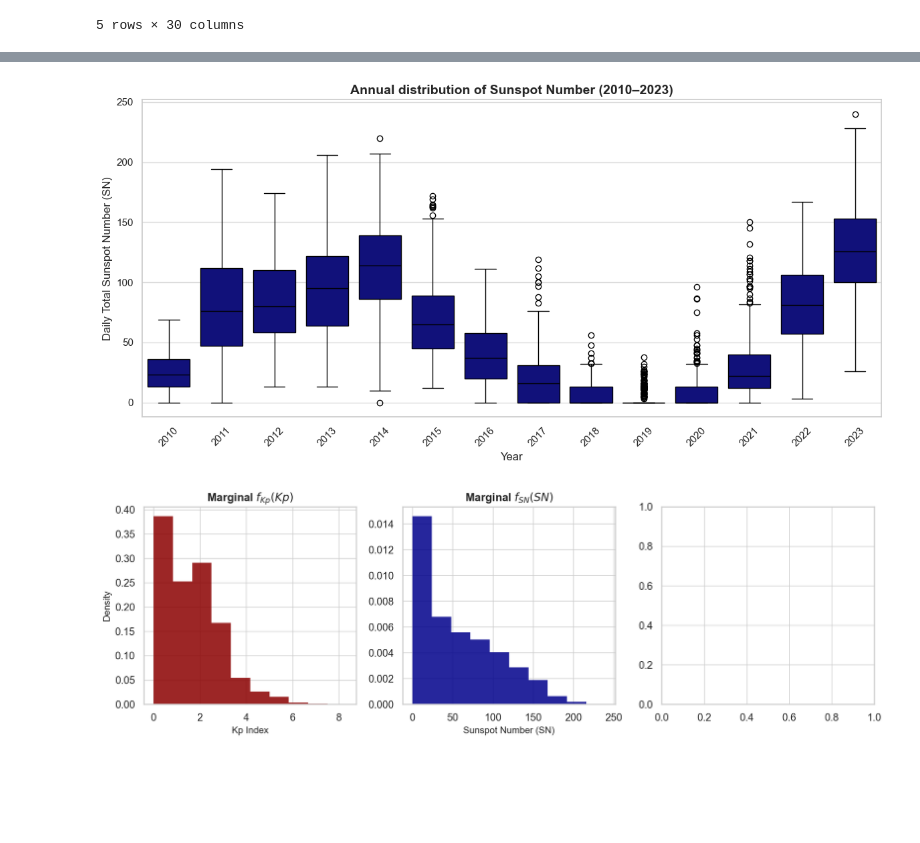
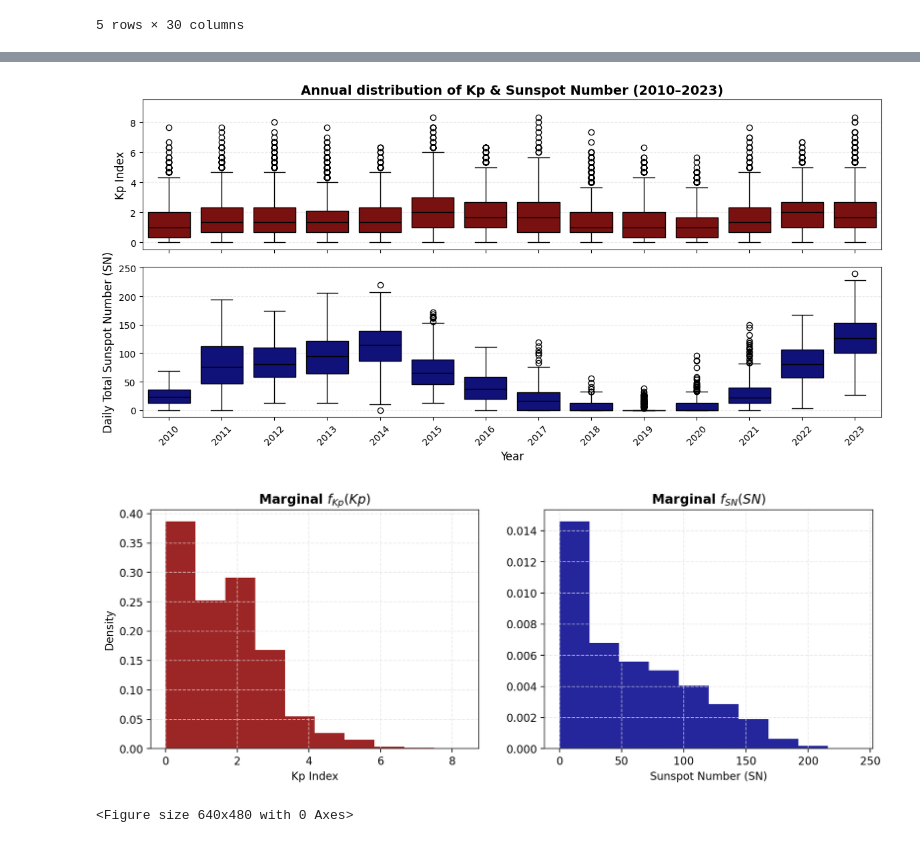
Before and after one commit to quispedavid987/kp_project, a Jupyter notebook: kp_index_stat.ipynb, the cells around one changed output, grey strips where cells are left out. Saved outputs shown, nothing was run; the diff lists cells and outputs as text; code cells hidden in the pictures; blank space fills up the shorter version.

```diff
--- a/kp_index_stat.ipynb
+++ b/kp_index_stat.ipynb
@@ -244,12 +133,27 @@ plt.show()
 # %%
-plt.figure(figsize=(12, 6))
-sns.boxplot(data=df_sn, x="year", y="daily_total_sn", color = 'darkblue', linecolor = 'black')
+fig, axs = plt.subplots(nrows=2, figsize=(12, 6), sharex=True)
 
-plt.title("Annual distribution of Sunspot Number (2010–2023)", fontsize=14, fontweight="bold")
-plt.xlabel("Year", fontsize=12)
-plt.ylabel("Daily Total Sunspot Number (SN)", fontsize=12)
+ax = axs[0]
+
+# Boxplot per year
+df_kp['year'] = df_kp['datetime'].dt.year
+
+sns.boxplot(data=df_kp, x="year", y="Kp", color = 'darkred', linecolor = 'black', ax=ax)
+
+ax.set_title("Annual distribution of Kp & Sunspot Number (2010–2023)", fontsize=14, fontweight="bold")
+ax.set_xlabel("Year", fontsize=12)
+ax.set_ylabel("Kp Index", fontsize=12)
+ax.set_ylim(-0.5, 9.5)
+# plt.xticks(rotation=45)
+
+ax = axs[1]
+sns.boxplot(data=df_sn, x="year", y="daily_total_sn", color = 'darkblue', linecolor = 'black', ax=ax)
+ax.set_xlabel("Year", fontsize=12)
+ax.set_ylabel("Daily Total Sunspot Number (SN)", fontsize=12)
 #plt.ylim(-0.5, 9.5)
 plt.xticks(rotation=45)
 plt.tight_layout()
+
+plt.show()
 # %% [output]
-[figure, old version]
+[figure, new version]
@@ -256,18 +163,22 @@ plt.tight_layout()
 # %%
-fig, axs = plt.subplots(1, 3, figsize=(12, 4), dpi = 200)
+fig, axs = plt.subplots(1, 2, figsize=(12, 4), dpi = 200)
 
 axs[0].hist(df_kp["Kp"], bins = 10, color = 'darkred', density = True, edgecolor = 'none', alpha = 0.85)
 axs[0].set_title(r"Marginal $f_{Kp}(Kp)$", fontsize=12, fontweight="bold")
 axs[0].set_xlabel("Kp Index", fontsize=10)
 axs[0].set_ylabel("Density", fontsize=10)
 
 axs[1].hist(df_sn["daily_total_sn"], bins = 10, color = 'darkblue', density = True, edgecolor = 'none', alpha = 0.85)
 axs[1].set_title(r"Marginal $f_{SN}(SN)$", fontsize=12, fontweight="bold")
 axs[1].set_xlabel(r"Sunspot Number (SN)", fontsize=10)
 #axs[1].set_ylabel("Density", fontsize=10)
 
-#hb = axs[2].hexbin(df_kp["Kp"], df_sn["daily_total_sn"], gridsize=30, cmap='Blues', mincnt=1)
+plt.show()
+
+# fig, ax = plt.subplots()
+
 
 plt.tight_layout()
 # %% [output]
-[figure, old version]
+[figure, new version]
+<Figure size 640x480 with 0 Axes>
```
Also changed, not shown: parts of 11 cells of this notebook.
